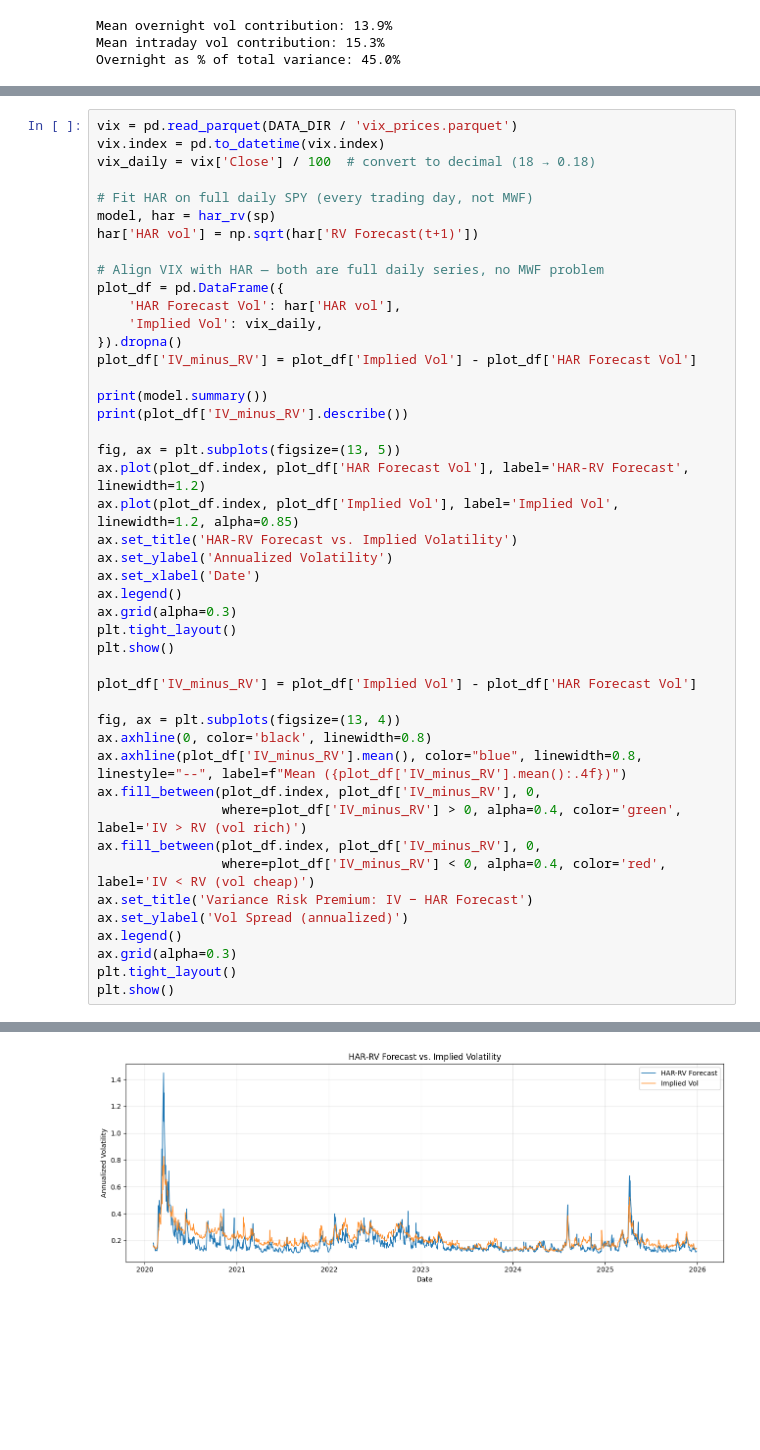
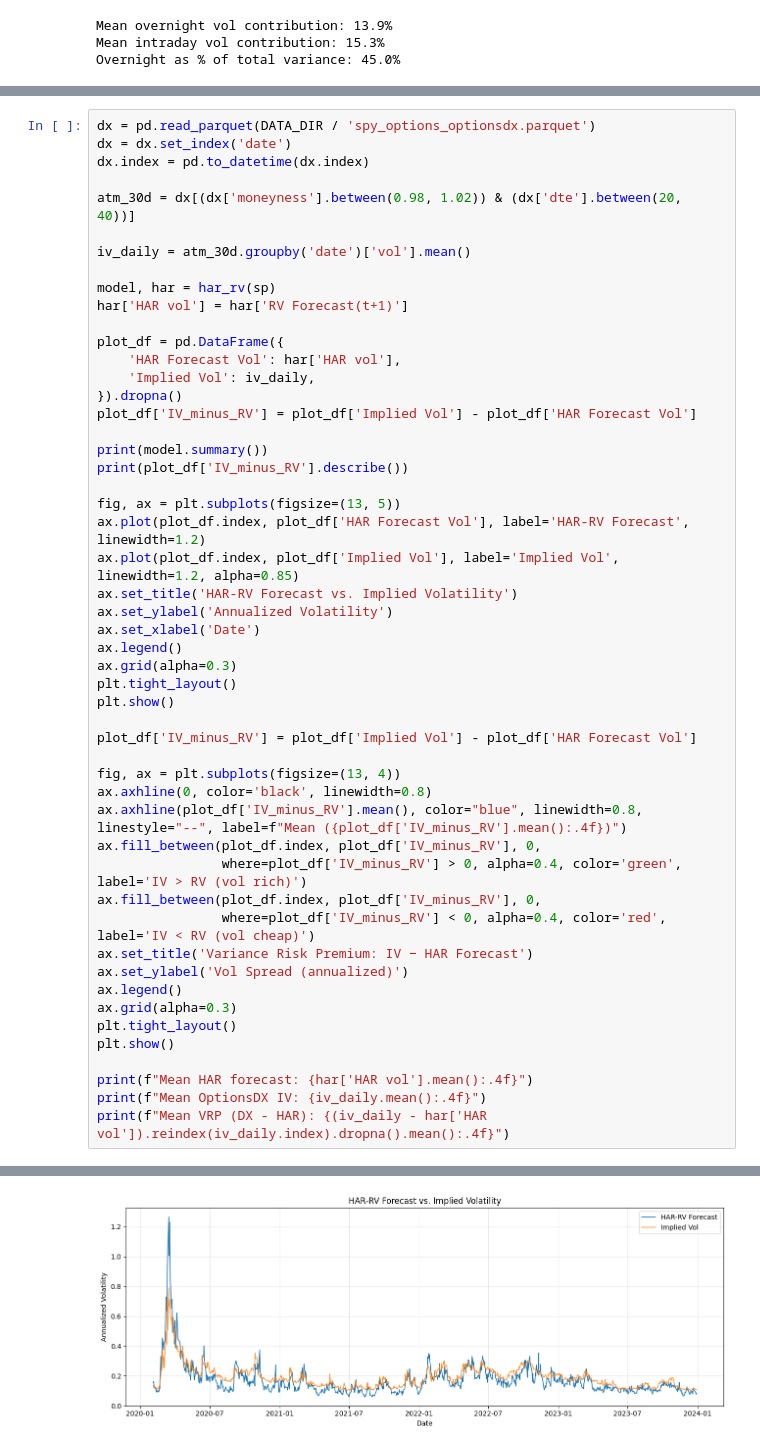
Before and after one commit to ElanPodo/volatility_surface_signals, a Jupyter notebook: notebooks/02_rv_vs_iv_analysis.ipynb, the cells around one changed output, grey strips where cells are left out. Cells and saved outputs as stored; diff of their text form; blank space fills up the shorter version.

Commit message:
Change HAR-RV and IV comparison from the VIX to the optionsdx IV data.

```diff
--- a/notebooks/02_rv_vs_iv_analysis.ipynb
+++ b/notebooks/02_rv_vs_iv_analysis.ipynb
@@ -299,16 +214,18 @@ dtype: float64
 # %%
-vix = pd.read_parquet(DATA_DIR / 'vix_prices.parquet')
-vix.index = pd.to_datetime(vix.index)
-vix_daily = vix['Close'] / 100  # convert to decimal (18 → 0.18)
+dx = pd.read_parquet(DATA_DIR / 'spy_options_optionsdx.parquet')
+dx = dx.set_index('date')
+dx.index = pd.to_datetime(dx.index)
 
-# Fit HAR on full daily SPY (every trading day, not MWF)
+atm_30d = dx[(dx['moneyness'].between(0.98, 1.02)) & (dx['dte'].between(20, 40))]
+
+iv_daily = atm_30d.groupby('date')['vol'].mean()
+
 model, har = har_rv(sp)
-har['HAR vol'] = np.sqrt(har['RV Forecast(t+1)'])
+har['HAR vol'] = har['RV Forecast(t+1)']
 
-# Align VIX with HAR — both are full daily series, no MWF problem
 plot_df = pd.DataFrame({
     'HAR Forecast Vol': har['HAR vol'],
-    'Implied Vol': vix_daily,
+    'Implied Vol': iv_daily,
 }).dropna()
 plot_df['IV_minus_RV'] = plot_df['Implied Vol'] - plot_df['HAR Forecast Vol']
 
@@ -341,6 +258,10 @@ ax.legend()
 ax.grid(alpha=0.3)
 plt.tight_layout()
 plt.show()
+
+print(f"Mean HAR forecast: {har['HAR vol'].mean():.4f}")
+print(f"Mean OptionsDX IV: {iv_daily.mean():.4f}")
+print(f"Mean VRP (DX - HAR): {(iv_daily - har['HAR vol']).reindex(iv_daily.index).dropna().mean():.4f}")
 # %% [output]
                             OLS Regression Results
 ==============================================================================
@@ -361,2 +282,2 @@ max         0.185129
 Name: IV_minus_RV, dtype: float64
-[figure, old version]
+[figure, new version]
```
Also changed, not shown: parts of 4 cells of this notebook.
